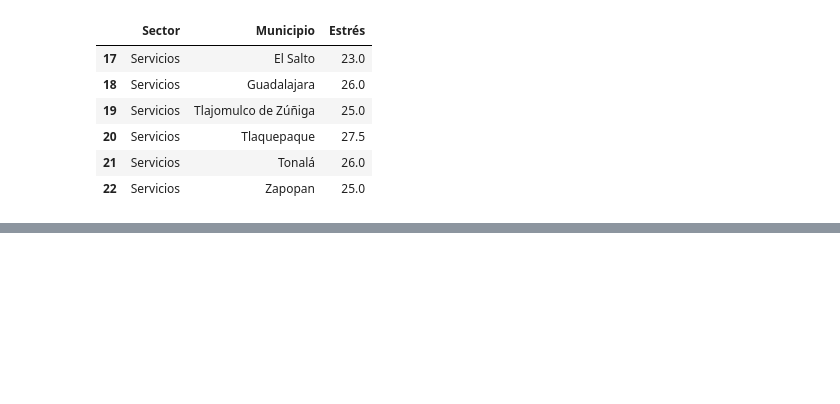
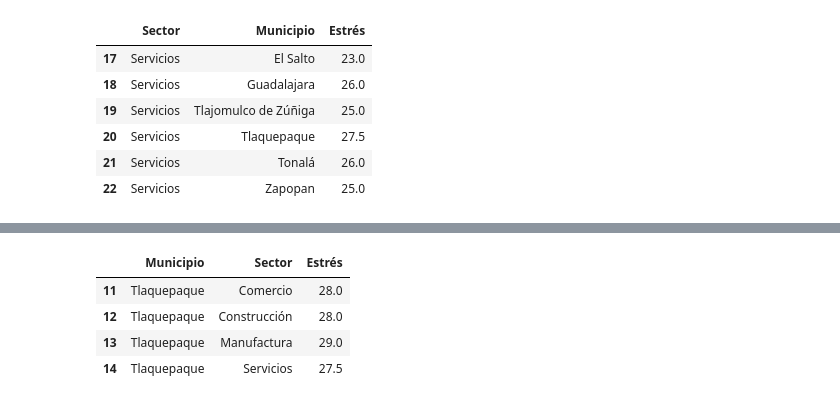
Before and after one commit to IFFranciscoME/Urban_Lab_Desarrollo, a Jupyter notebook: Job/Stress Analysis.ipynb, the cells around one changed output, grey strips where cells are left out. Saved outputs shown, nothing was run; the diff lists cells and outputs as text; code cells hidden in the pictures; blank space fills up the shorter version.

```diff
--- a/Job/Stress Analysis.ipynb
+++ b/Job/Stress Analysis.ipynb
@@ -261,0 +326,9 @@ fig.show()
+# %%
+td_tlq = td[td.Municipio == 'Tlaquepaque']
+td_tlq
+# %% [output]
+|  | Municipio | Sector | Estrés |
+| 11 | Tlaquepaque | Comercio | 28.0 |
+| 12 | Tlaquepaque | Construcción | 28.0 |
+| 13 | Tlaquepaque | Manufactura | 29.0 |
+| 14 | Tlaquepaque | Servicios | 27.5 |
```
Also changed, not shown: parts of 12 cells of this notebook.
